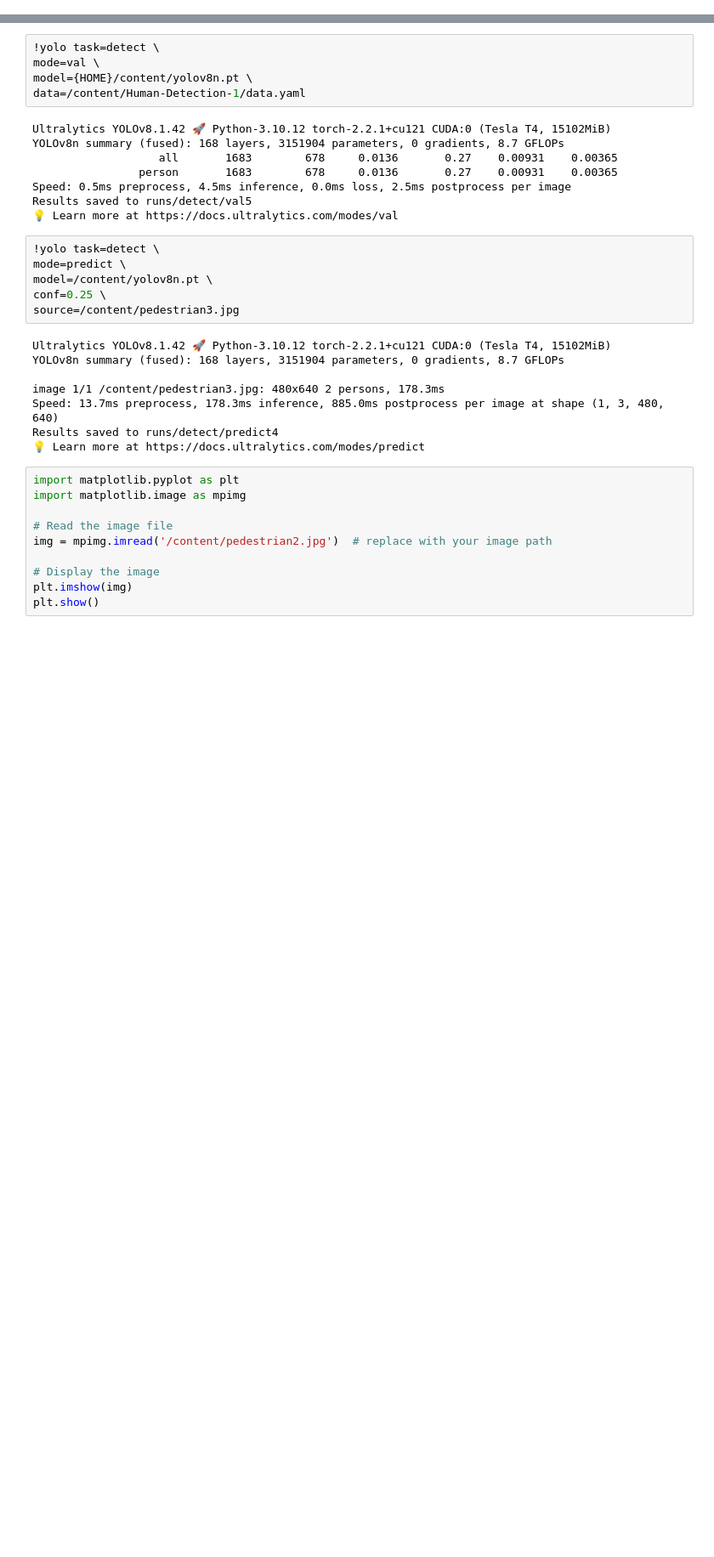
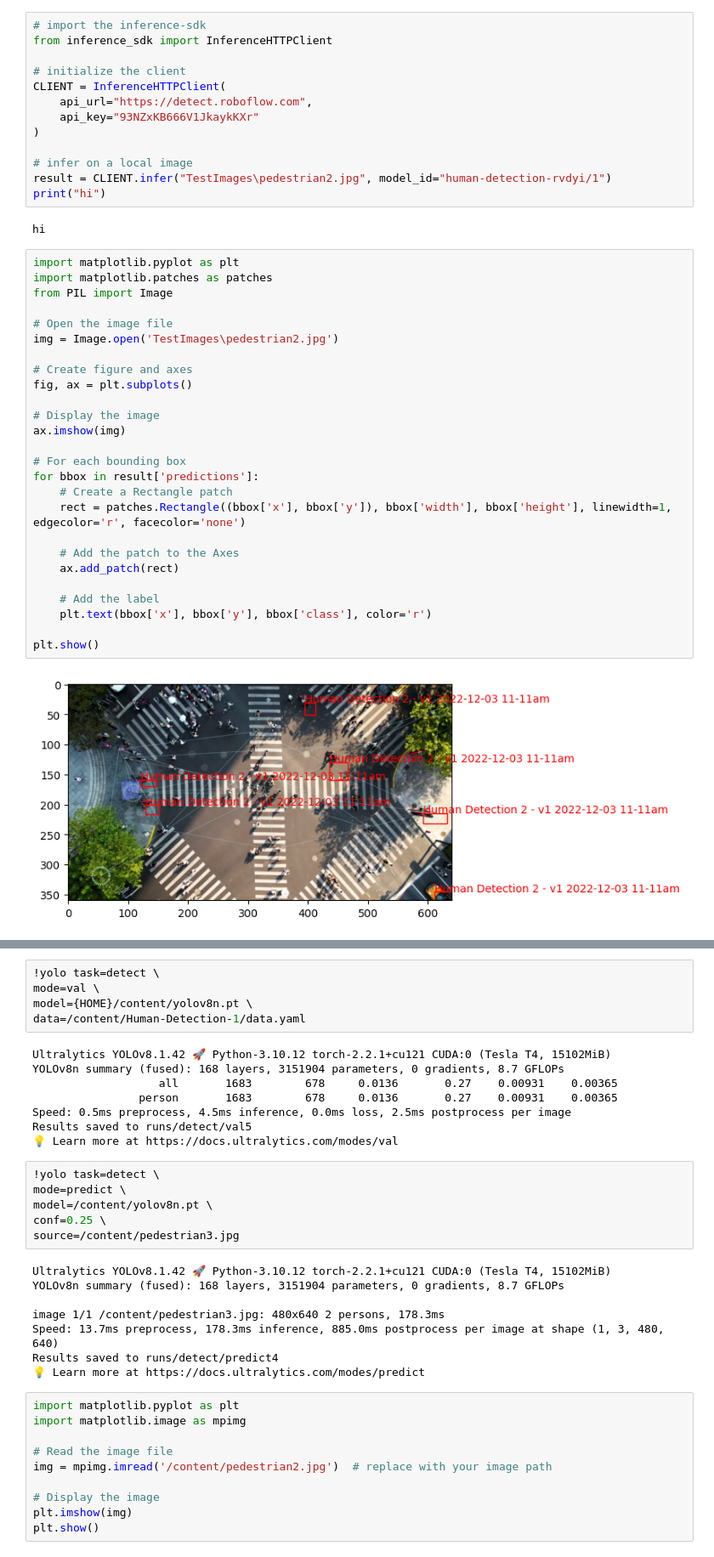
Before and after one commit to kchenn7/HumanDetection, a Jupyter notebook: HumanDetection.ipynb, the cells around one changed output, grey strips where cells are left out. Shown at 85% size. Drawn from its saved outputs; the diff is of its cells as text; blank space fills up the shorter version.

Commit message:
Using Roboflow trained model, checked results

```diff
--- a/HumanDetection.ipynb
+++ b/HumanDetection.ipynb
@@ -50,0 +59,43 @@ Dependency ultralytics==8.0.196 is required but found version=8.1.42, to fix: `p
+# %%
+# import the inference-sdk
+from inference_sdk import InferenceHTTPClient
+
+# initialize the client
+CLIENT = InferenceHTTPClient(
+    api_url="https://detect.roboflow.com",
+    api_key="93NZxKB666V1JkaykKXr"
+)
+
+# infer on a local image
+result = CLIENT.infer("TestImages\pedestrian2.jpg", model_id="human-detection-rvdyi/1")
+print("hi")
+# %% [output]
+hi
+# %%
+import matplotlib.pyplot as plt
+import matplotlib.patches as patches
+from PIL import Image
+
+# Open the image file
+img = Image.open('TestImages\pedestrian2.jpg')
+
+# Create figure and axes
+fig, ax = plt.subplots()
+
+# Display the image
+ax.imshow(img)
+
+# For each bounding box
+for bbox in result['predictions']:
+    # Create a Rectangle patch
+    rect = patches.Rectangle((bbox['x'], bbox['y']), bbox['width'], bbox['height'], linewidth=1, edgecolor='r', facecolor='none')
+
+    # Add the patch to the Axes
+    ax.add_patch(rect)
+
+    # Add the label
+    plt.text(bbox['x'], bbox['y'], bbox['class'], color='r')
+
+plt.show()
+# %% [output]
+[figure, added]
```
Also changed, not shown: parts of 7 cells of this notebook.
